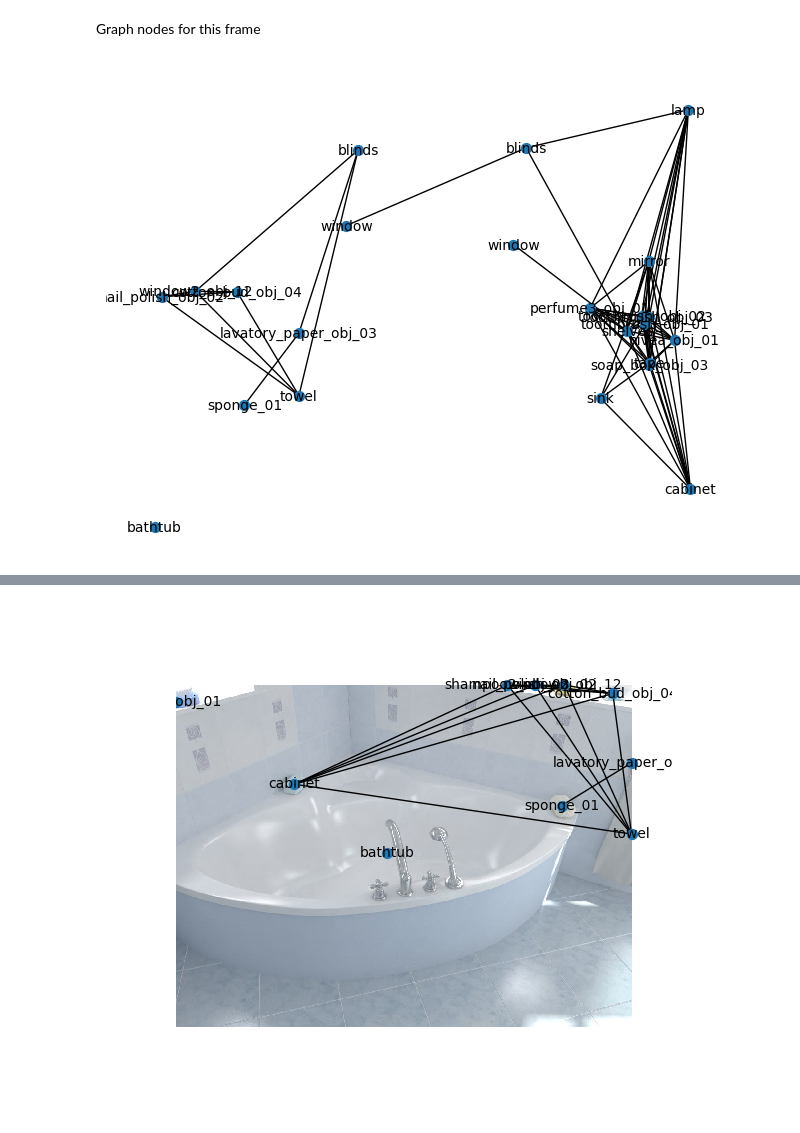
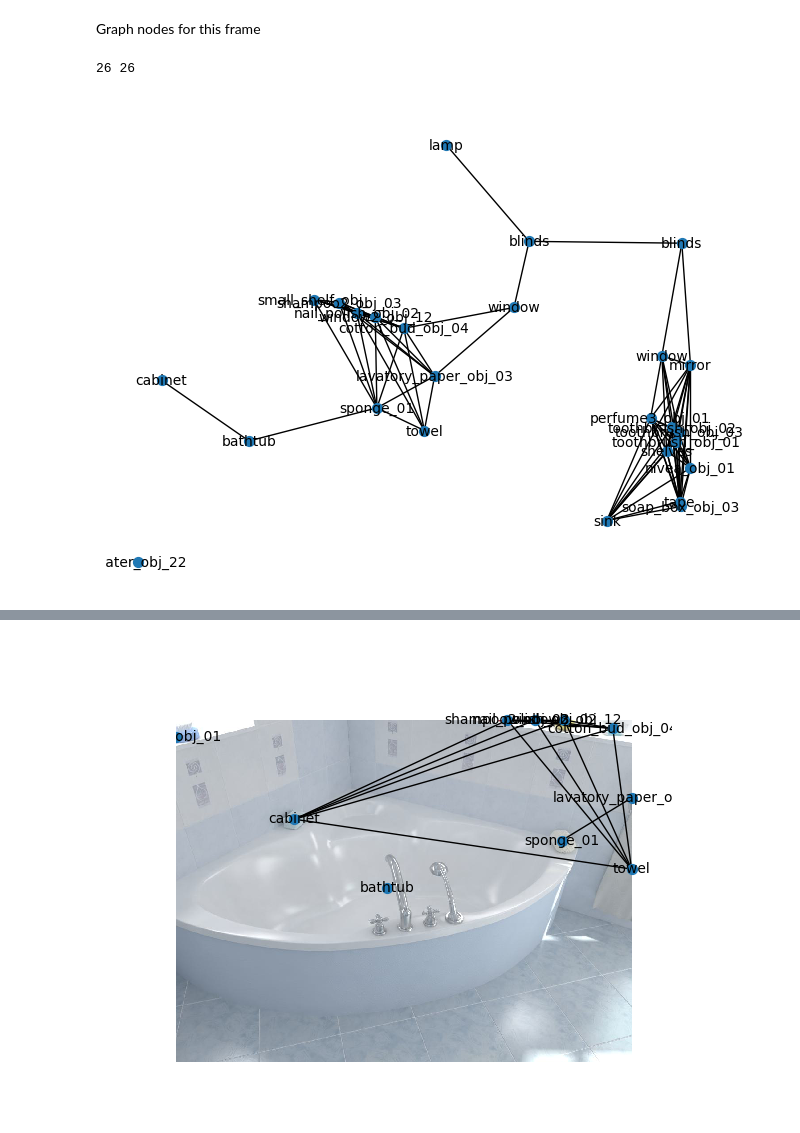
Before and after one commit to amalie-kjaer/ml-hypersim, a Jupyter notebook: graph-gen.ipynb, the cells around one changed output, grey strips where cells are left out. Saved outputs shown, nothing was run; the diff lists cells and outputs as text; code cells hidden in the pictures.

Commit message:
fixed indexing bug

```diff
--- a/graph-gen.ipynb
+++ b/graph-gen.ipynb
@@ -16,13 +18,13 @@ import networkx as nx
 # %% [markdown]
 Plot sample frame (tonemap + semantic segmentation)
 # %%
-frame_no = 1
+frame_no = 8
 
 # import sample tonemap
-sample_tonemap_image = imread(r"C:\Users\amali\Documents\ds_research\ml-hypersim\contrib\99991\downloads\ai_001_001\images\scene_cam_00_final_preview\frame.0001.tonemap.jpg")
+sample_tonemap_image = imread(r"C:\Users\amali\Documents\ds_research\ml-hypersim\contrib\99991\downloads\ai_001_001\images\scene_cam_00_final_preview\frame.0008.tonemap.jpg")
 
 # import semantic segmentation of sample image
-semantic_inst_path = r"C:\Users\amali\Documents\ds_research\ml-hypersim\contrib\99991\downloads\ai_001_001\images\scene_cam_00_geometry_hdf5\frame.0001.semantic_instance.hdf5"
+semantic_inst_path = r"C:\Users\amali\Documents\ds_research\ml-hypersim\contrib\99991\downloads\ai_001_001\images\scene_cam_00_geometry_hdf5\frame.0008.semantic_instance.hdf5"
 with h5py.File(semantic_inst_path, "r") as f: semantic_inst = f['dataset'][:]
 
 plt.imshow(sample_tonemap_image)
@@ -217,40 +218,46 @@ for i in bb_in_sample:
 # %% [markdown]
 Graph nodes for this frame
 # %%
-bb_not_in_sample = []
-j=0
-for i in range(n_bb):
-    # print(i)
-    if i != bb_in_sample[j]:
-        bb_not_in_sample.append(i)
-    else:
-        j += 1
+temp = arange(1,n_bb+1) # goes from 1 to 55
+bb_not_in_sample = np.delete(temp, bb_in_sample - np.ones(len(bb_in_sample), dtype=int))
+
+# bb_not_in_sample = []
+# j=0
+# for i in range(1, n_bb+1):
+#     # print(i)
+#     if i != bb_in_sample[j]:
+#         bb_not_in_sample.append(int(i))
+#     else:
+#         j += 1
 
 adjacency_matrix = distance_mask
-adjacency_matrix[bb_not_in_sample,:] = np.zeros((len(bb_not_in_sample), n_bb))
-adjacency_matrix[:, bb_not_in_sample] = np.zeros((n_bb, len(bb_not_in_sample)))
+index = bb_not_in_sample - np.ones(len(bb_not_in_sample), dtype=int)
+
+# adjacency_matrix[bb_not_in_sample,:] = np.zeros((len(bb_not_in_sample), n_bb))
+# adjacency_matrix[:, bb_not_in_sample] = np.zeros((n_bb, len(bb_not_in_sample)))
+
+adjacency_matrix[index,:] = np.zeros((len(bb_not_in_sample), n_bb))
+adjacency_matrix[:, index] = np.zeros((n_bb, len(bb_not_in_sample)))
 # %%
-# import hvplot.networkx as hvnx
-# import holoviews as hv
-
 node_labels_dict = {}
 for i in bb_in_sample:
     node_labels_dict[i] = bb_labels[i-1]
-bb_in_sample
 
 rows, cols = np.where(adjacency_matrix == 1)
+rows= rows + 1
+cols= cols + 1
 edges = zip(rows.tolist(), cols.tolist())
 gr = nx.Graph()
 
 gr.add_nodes_from(bb_in_sample)
 gr.add_edges_from(edges)
 
-# plt.imshow(sample_tonemap_image)
 nx.draw(gr, pos=bb_pos, node_size=50, with_labels=True, labels=node_labels_dict, font_size=10)
-len(gr.nodes), len(bb_in_sample)
+print(len(gr.nodes), len(bb_in_sample))
 plt.show()
 # %% [output]
+26 26
-[figure, old version]
+[figure, new version]
 # %%
 # from mpl_interactions import ioff, panhandler, zoom_factory
 # %matplotlib widget
```
Also changed, not shown: parts of 10 cells of this notebook, 6 other files.
